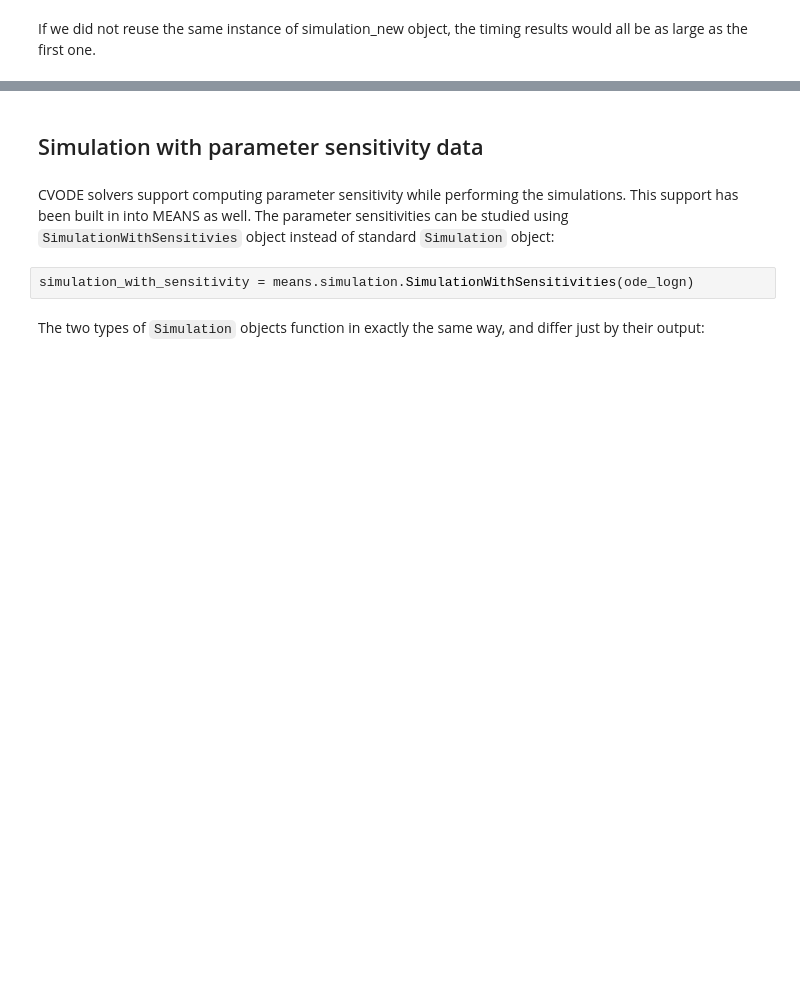
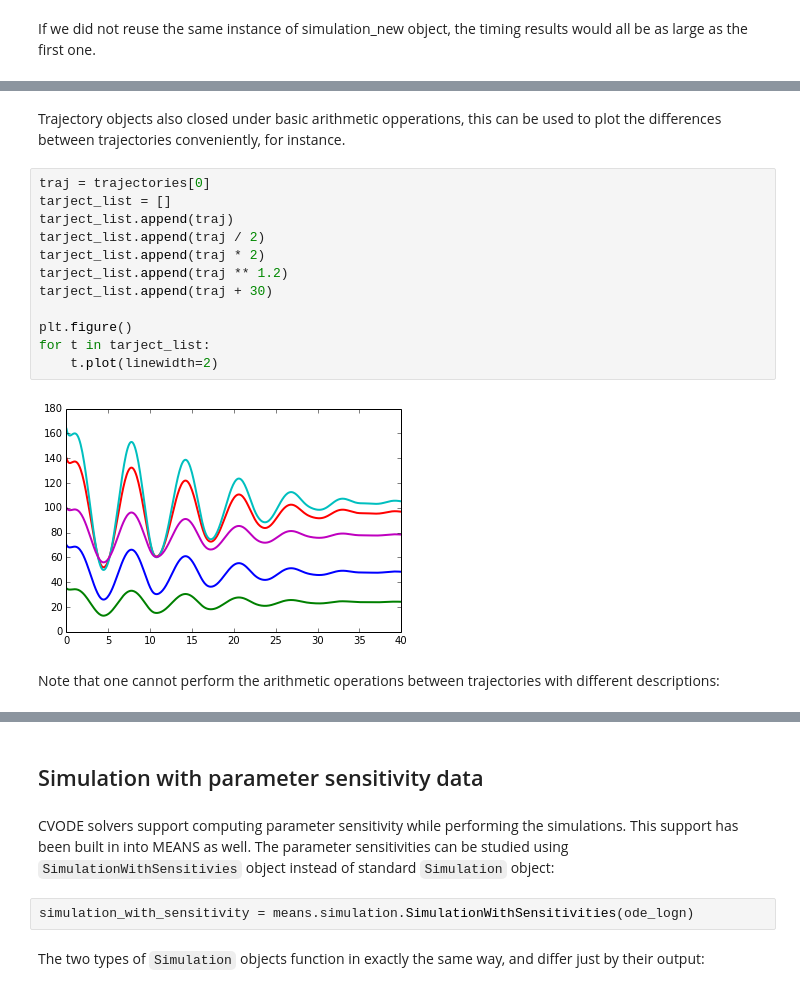
Before and after one commit to theosysbio/means, a Jupyter notebook: prototypes/examples/Tutorial/4. Simulation.ipynb, the cells around one changed output, grey strips where cells are left out. Drawn from its saved outputs; the diff is of its cells as text; blank space fills up the shorter version.

```diff
--- a/prototypes/examples/Tutorial/4. Simulation.ipynb
+++ b/prototypes/examples/Tutorial/4. Simulation.ipynb
@@ -131,0 +188,19 @@ If we did not reuse the same instance of simulation_new object, the timing resul
+# %% [markdown]
+Trajectory objects also closed under basic arithmetic opperations,
+this can be used to plot the differences between trajectories conveniently, for instance.
+# %%
+traj = trajectories[0]
+tarject_list = []
+tarject_list.append(traj)
+tarject_list.append(traj / 2)
+tarject_list.append(traj * 2)
+tarject_list.append(traj ** 1.2)
+tarject_list.append(traj + 30)
+
+plt.figure()
+for t in tarject_list:
+    t.plot(linewidth=2)
+# %% [output]
+[figure, added]
+# %% [markdown]
+Note that one cannot perform the arithmetic operations between trajectories with different descriptions:
```
Also changed, not shown: parts of 19 cells of this notebook.
